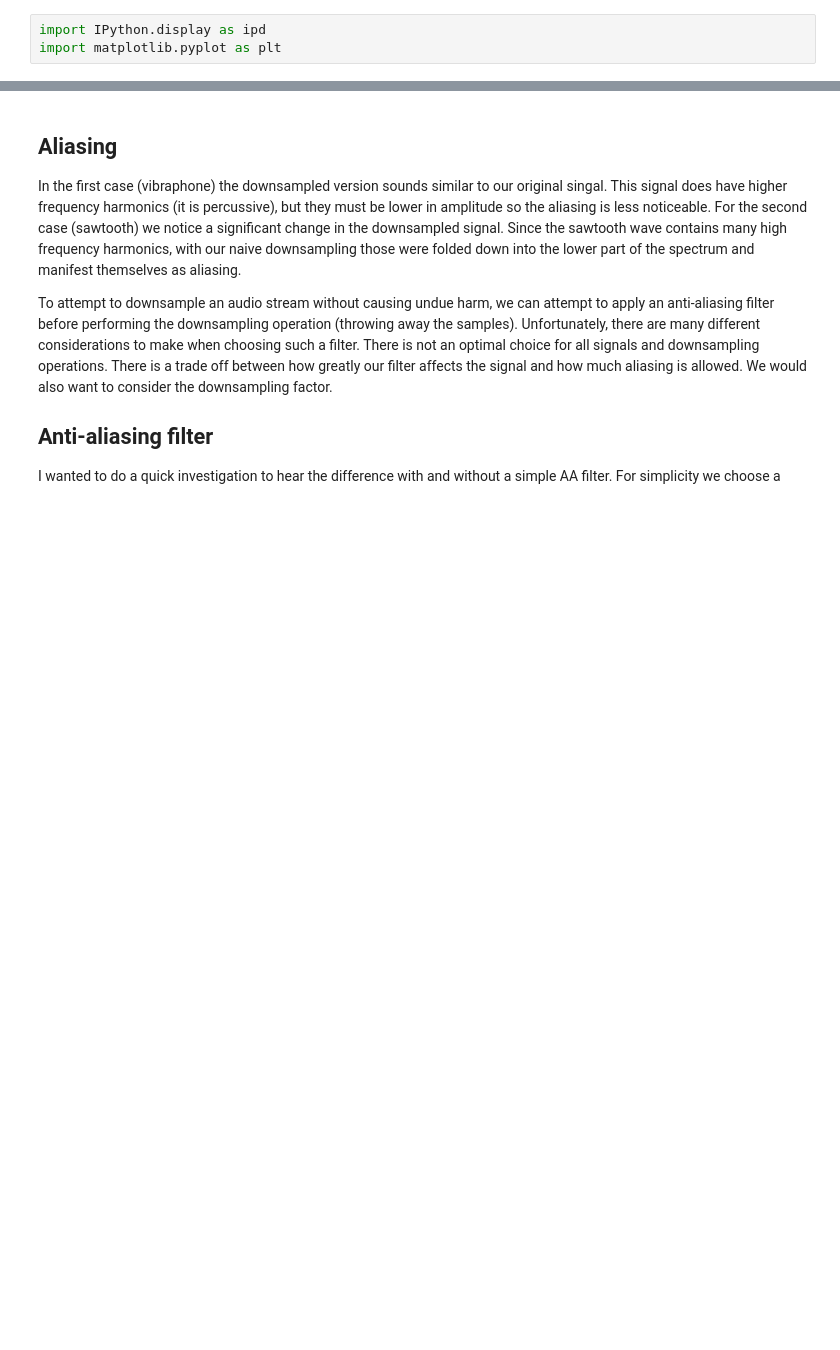
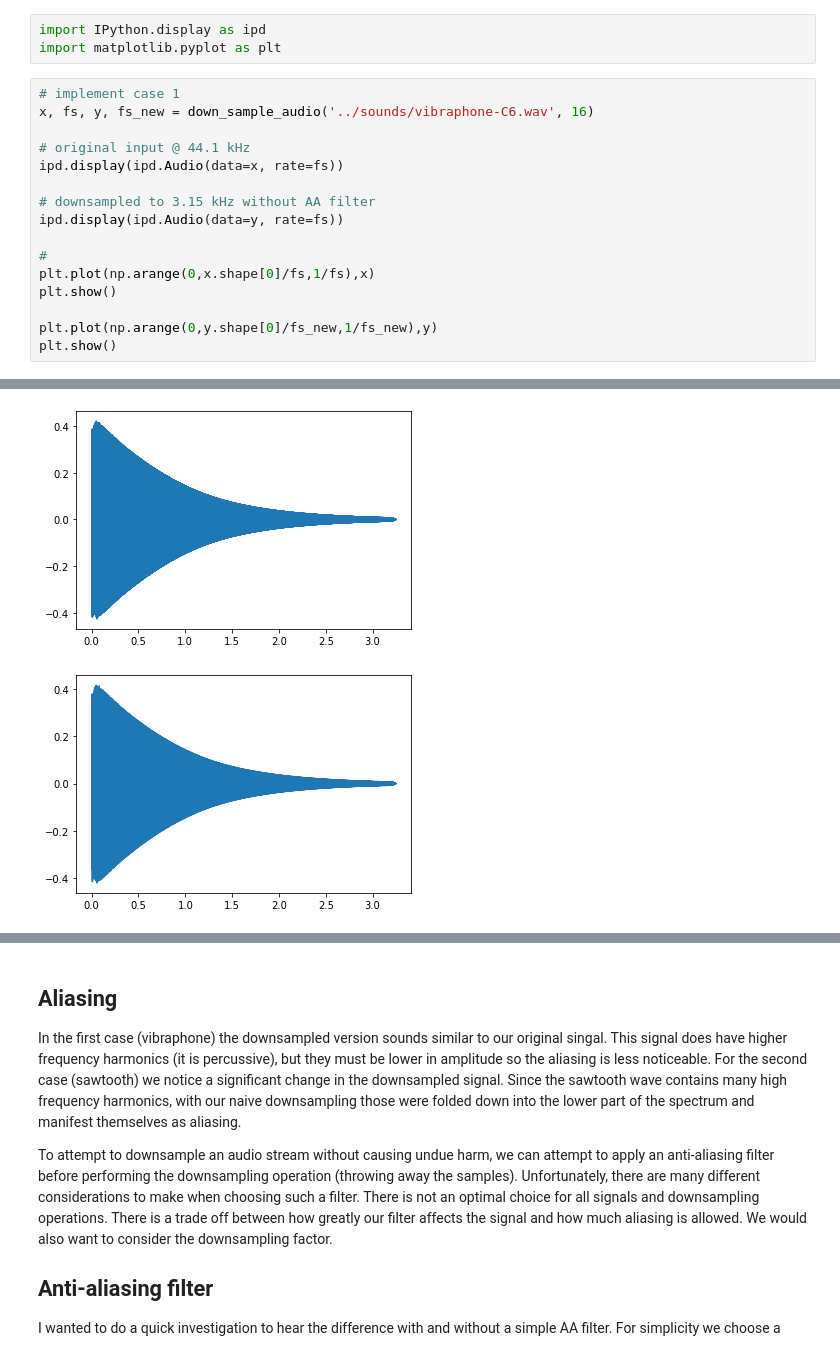
Before and after one commit to csteinmetz1/sms-tools, a Jupyter notebook: workspace/E1-Steinmetz.ipynb, the cells around one changed output, grey strips where cells are left out. Drawn from its saved outputs; the diff is of its cells as text; blank space fills up the shorter version.

Commit message:
adding some plots

```diff
--- a/workspace/E1-Steinmetz.ipynb
+++ b/workspace/E1-Steinmetz.ipynb
@@ -169,3 +170,20 @@ You can find some related information in https://en.wikipedia.org/wiki/Downsampl
 # %%
 import IPython.display as ipd
 import matplotlib.pyplot as plt
+# %%
+# implement case 1
+x, fs, y, fs_new = down_sample_audio('../sounds/vibraphone-C6.wav', 16)
+
+# original input @ 44.1 kHz
+ipd.display(ipd.Audio(data=x, rate=fs))
+
+# downsampled to 3.15 kHz without AA filter
+ipd.display(ipd.Audio(data=y, rate=fs))
+
+#
+plt.plot(np.arange(0,x.shape[0]/fs,1/fs),x)
+plt.show()
+
+plt.plot(np.arange(0,y.shape[0]/fs_new,1/fs_new),y)
+plt.show()
+# %% [output]
@@ -172 +192,3 @@ import matplotlib.pyplot as plt
+[figure, added]
+[figure, added]
 # %%
```
Also changed, not shown: parts of 4 cells of this notebook.
